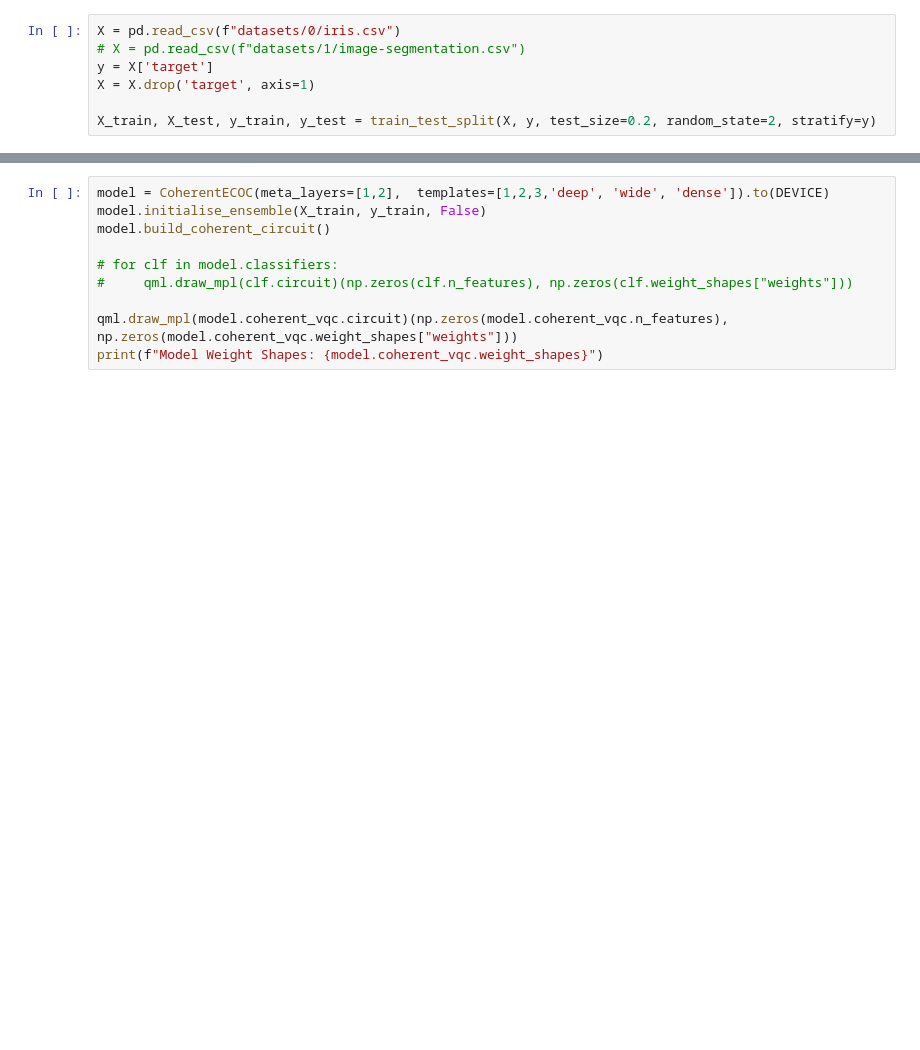
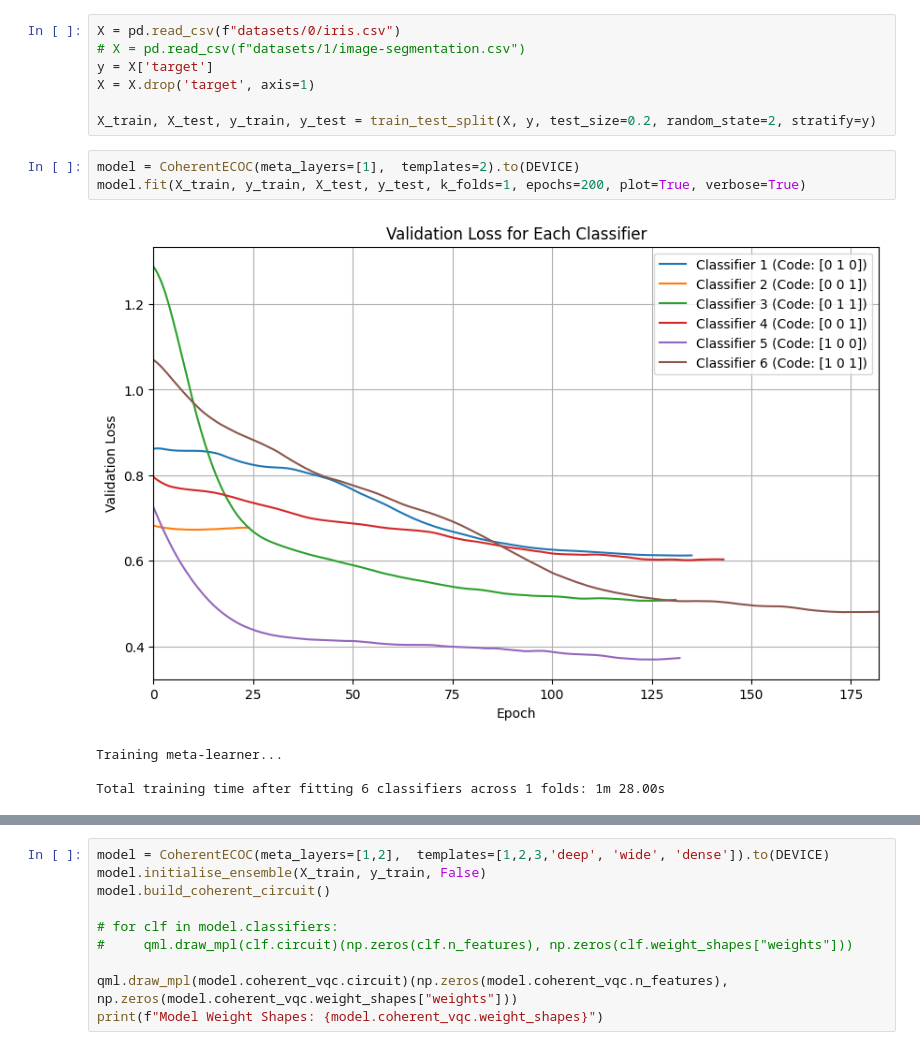
Before and after one commit to EdwardM222/QML-RP, a Jupyter notebook: thesis.ipynb, the cells around one changed output, grey strips where cells are left out. Drawn from its saved outputs; the diff is of its cells as text; blank space fills up the shorter version.

Commit message:
coherent folding

```diff
--- a/thesis.ipynb
+++ b/thesis.ipynb
@@ -679,3 +679,11 @@ y = X['target']
 X = X.drop('target', axis=1)
 
 X_train, X_test, y_train, y_test = train_test_split(X, y, test_size=0.2, random_state=2, stratify=y)
+# %%
+model = CoherentECOC(meta_layers=[1],  templates=2).to(DEVICE)
+model.fit(X_train, y_train, X_test, y_test, k_folds=1, epochs=200, plot=True, verbose=True)
+# %% [output]
+[figure, added]
+Training meta-learner...
+
+Total training time after fitting 6 classifiers across 1 folds: 1m 28.00s
```
Also changed, not shown: parts of 1 cell of this notebook, 1 other file.
